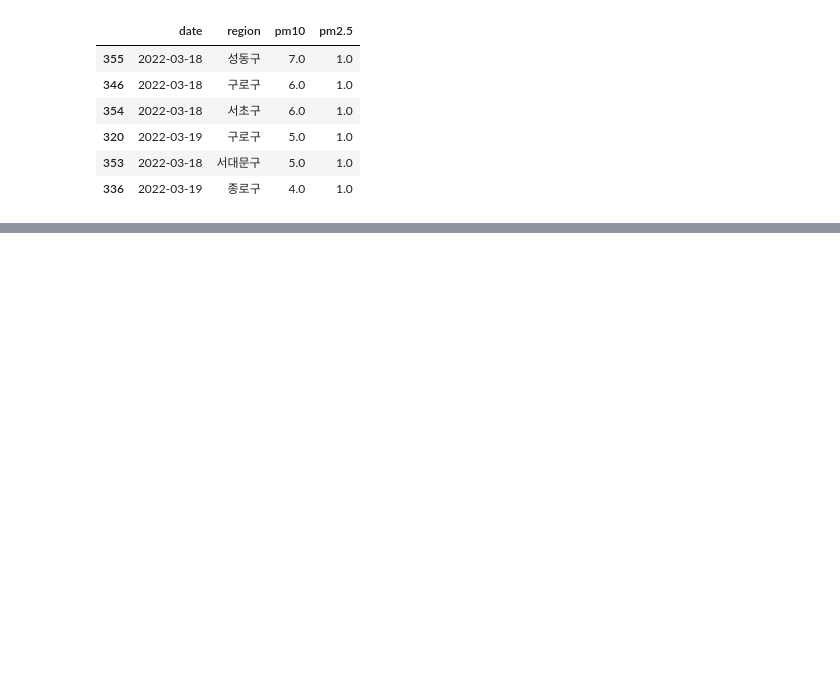
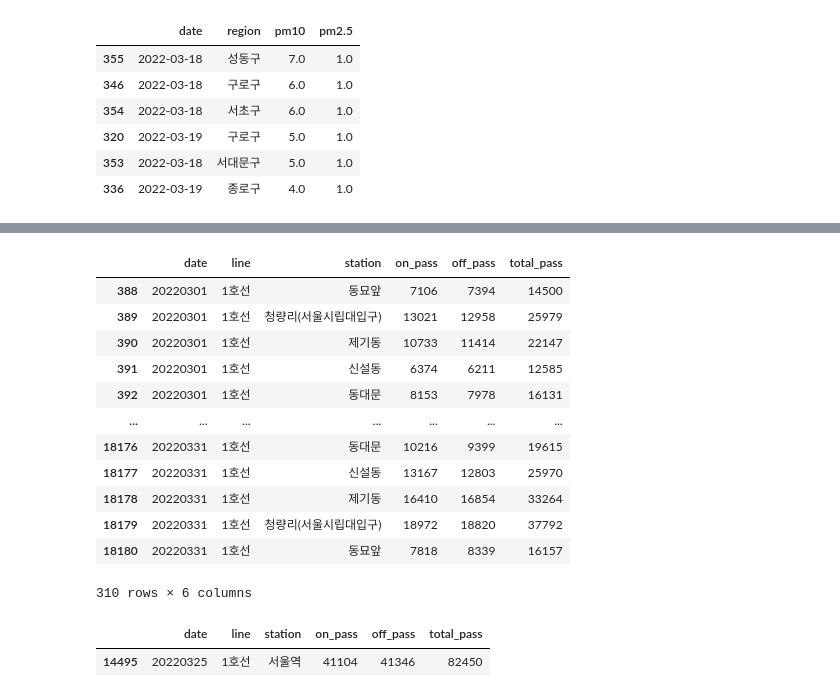
Before and after one commit to Indongspace/for_Data_Analysts-Song, a Jupyter notebook: 빅분기 복습/8장 실전문제.ipynb, the cells around one changed output, grey strips where cells are left out. Cells and saved outputs as stored; diff of their text form; code cells hidden in the pictures; blank space fills up the shorter version.

```diff
--- a/빅분기 복습/8장 실전문제.ipynb
+++ b/빅분기 복습/8장 실전문제.ipynb
@@ -320,0 +356,9 @@ airseoul1[airseoul1['pm2.5']==airseoul1['pm2.5'].min()].sort_values(by='pm10', a
+# %%
+subway_202203 = subway_202203.rename(columns={
+    '사용일자':'date',
+    '노선명':'line',
+    '역명':'station',
+    '승차총승객수':'on_pass',
+    '하차총승객수':'off_pass'
+}).drop(columns=['등록일자'])
+subway_202203
@@ -320,0 +407,3 @@ airseoul1[airseoul1['pm2.5']==airseoul1['pm2.5'].min()].sort_values(by='pm10', a
+# %%
+# (3) 전체 승객수는 승차 총 승객수 + 하차 총 승객수로 정의한다. 역별로 평균 전체승객수 상위 3개 역은?
+subway_202203['total_pass'] = subway_202203['on_pass'] + subway_202203['off_pass']
@@ -320,0 +436,26 @@ airseoul1[airseoul1['pm2.5']==airseoul1['pm2.5'].min()].sort_values(by='pm10', a
+# %%
+# (4) 지하철 1호선에서 평균 전체 승객이 가장 많았던 역과 날짜는?
+subway_202203['total_pass'] = subway_202203['on_pass'] + subway_202203['off_pass']
+# %%
+df = subway_202203[subway_202203['line']=='1호선']
+# %%
+df
+# %% [output]
+|  | date | line | station | on_pass | off_pass | total_pass |
+| 388 | 20220301 | 1호선 | 동묘앞 | 7106 | 7394 | 14500 |
+| 389 | 20220301 | 1호선 | 청량리(서울시립대입구) | 13021 | 12958 | 25979 |
+| 390 | 20220301 | 1호선 | 제기동 | 10733 | 11414 | 22147 |
+| 391 | 20220301 | 1호선 | 신설동 | 6374 | 6211 | 12585 |
+| 392 | 20220301 | 1호선 | 동대문 | 8153 | 7978 | 16131 |
+| ... | ... | ... | ... | ... | ... | ... |
+| 18176 | 20220331 | 1호선 | 동대문 | 10216 | 9399 | 19615 |
+| 18177 | 20220331 | 1호선 | 신설동 | 13167 | 12803 | 25970 |
+| 18178 | 20220331 | 1호선 | 제기동 | 16410 | 16854 | 33264 |
+| 18179 | 20220331 | 1호선 | 청량리(서울시립대입구) | 18972 | 18820 | 37792 |
+| 18180 | 20220331 | 1호선 | 동묘앞 | 7818 | 8339 | 16157 |
+310 rows × 6 columns
+# %%
+df[df['total_pass']==df['total_pass'].max()]
+# %% [output]
+|  | date | line | station | on_pass | off_pass | total_pass |
+| 14495 | 20220325 | 1호선 | 서울역 | 41104 | 41346 | 82450 |
```
Also changed, not shown: parts of 16 cells of this notebook.
